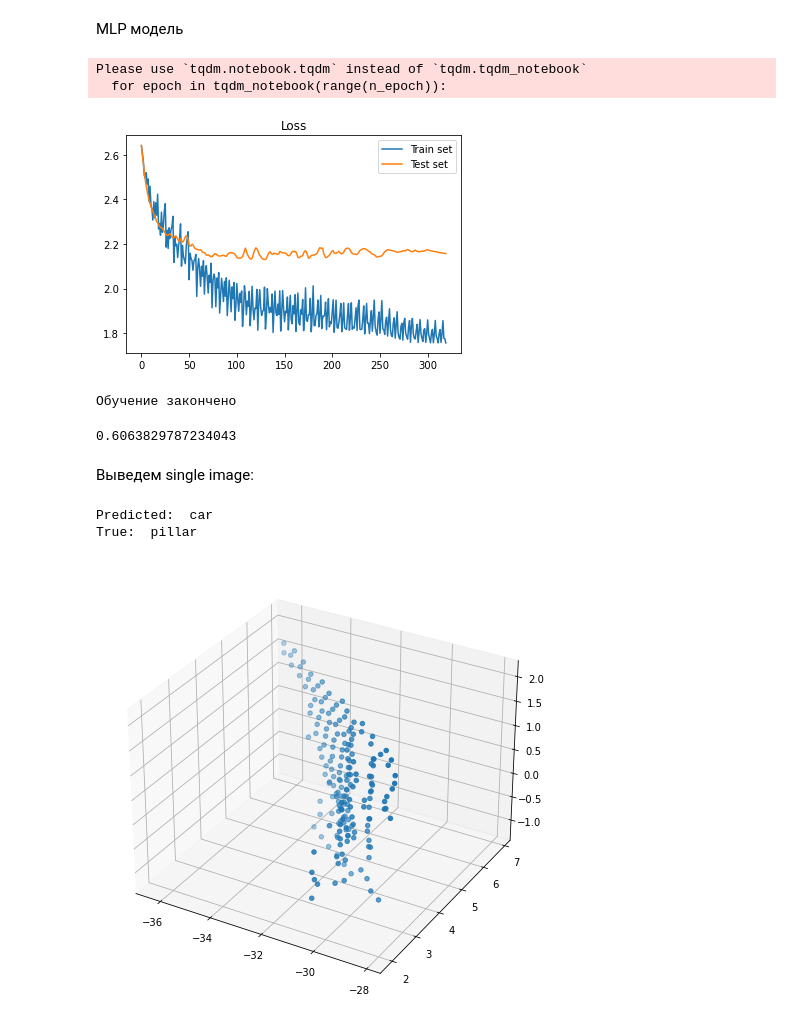
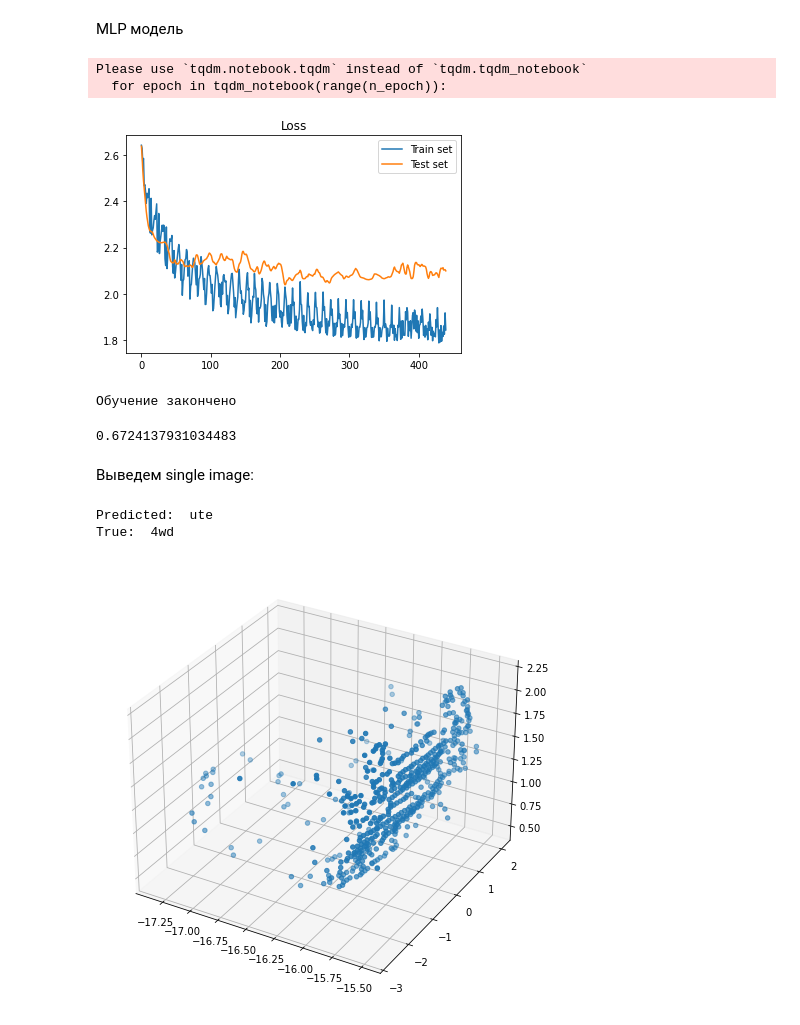
Before and after one commit to MountU0/traficControl, a Jupyter notebook: Untitled-1.ipynb, the cells around one changed output. Drawn from its saved outputs; the diff is of its cells as text; code cells hidden in the pictures.

Commit message:
added new function to parse new items in set

```diff
--- a/Untitled-1.ipynb
+++ b/Untitled-1.ipynb
@@ -58,8 +59,15 @@ def fileParser(file):
     P = np.vstack([ data['x'], data['y'], data['z'] ]).T
     return P
 
+def pcdParser(file):
+    with open(file) as f:
+        data = f.readlines()[13:]
+    data = [list(map(np.float32, line.split())) for line in data]
+    data = np.array(data,dtype=np.float32)
+    data = np.stack(data)
+    return data
 
-#%matplotlib qt
+%matplotlib qt
 
 def plot_verticles(vertices):#тестовая функция
     # Create a new plot
@@ -71,8 +79,8 @@ def plot_verticles(vertices):#тестовая функция
 
     ax.scatter(x, y, z)
 
-
-#fileParser("objects/car.68.270.bin")
+#plot_verticles(fileParser("objects/car.68.270.bin"))
+plot_verticles(pcdParser("objects/truck.1.pcd"))
 # %%
 class DatasetParser():
     def __init__(self, csv_file, root_dir):
@@ -87,19 +95,22 @@ class DatasetParser():
 
     def __getitem__(self, index):
         obj_path = os.path.join(self.root_dir, self.annonations.iloc[index,0])
-
         #torch не работает с тензорами разных размерностей, поэтому дополним каждый тензор нулевыми точкми
         padding = torch.nn.ConstantPad2d((0,0,0,1024),0)#дополним каждый тензор до max значния точек (max был вычислен прохождением по всем размерностям объектов)
-        obj = torch.narrow(padding(torch.tensor(fileParser(obj_path))), 0, 0, 1024)#Обржем остаток до 11767
+
+        if obj_path.endswith('.bin'):
+            obj = torch.narrow(padding(torch.tensor(fileParser(obj_path))), 0, 0, 1024)#Обржем остаток до 1024
+        else:
+            obj = torch.narrow(padding(torch.tensor(pcdParser(obj_path))), 0, 0, 1024)#Обржем остаток до 1024
+
         y_label = torch.tensor(self.to_num[self.annonations.iloc[index,1]])
-
         return (obj, y_label)
 
 
 dataset = DatasetParser(csv_file='Data.csv', root_dir='' )# <class '__main__.DatasetParser'>
 
 torch.manual_seed(42)
-train_set, test_set = torch.utils.data.random_split(dataset, [400,188])# получаем 2 рандомно составлнных сета итерированием объекта DatasetParser. Возвращент:<class 'torch.utils.data.dataset.Subset'>
+train_set, test_set = torch.utils.data.random_split(dataset, [550,58])# получаем 2 рандомно составлнных сета итерированием объекта DatasetParser. Возвращент:<class 'torch.utils.data.dataset.Subset'>550 58
 train_loader = DataLoader(dataset=train_set, batch_size=50, shuffle=False)
 test_loader = DataLoader(dataset=test_set, batch_size=len(test_set), shuffle=False)
 
@@ -151,7 +162,7 @@ class PointNet(nn.Module):
         self.bn4 = nn.BatchNorm1d(512)
         self.bn5 = nn.BatchNorm1d(256)
 
-        self.fc1 = nn.Linear(1536, 512)
+        self.fc1 = nn.Linear(3072, 512)
         self.fc2 = nn.Linear(512, 256)
         self.fc3 = nn.Linear(256, 14)
 
@@ -234,35 +245,35 @@ net = train(net)
 # %% [output]
 Please use `tqdm.notebook.tqdm` instead of `tqdm.tqdm_notebook`
   for epoch in tqdm_notebook(range(n_epoch)):
-[figure, old version]
+[figure, new version]
 Обучение закончено
 # %%
 test_dataiter = iter(test_loader)
 objects, names = test_dataiter.next()
 print(accuracy_score(names.numpy(), np.argmax(net.forward(objects).detach().numpy(), axis=1)))
 # %% [output]
-0.6063829787234043
+0.6724137931034483
 # %% [markdown]
 Выведем single image:
 # %%
 single_obj = objects[0]
-single_name = labels[0]
+single_name = names[0]
 single_set = [(single_obj,single_name)]
 
 single_loader = DataLoader(dataset=single_set, batch_size=len(single_set))
 single_iter = iter(single_loader)
 item, nam = single_iter.next()
 
 net.eval()
 print("Predicted: ", dataset.to_val[np.argmax(net.forward(item).detach().numpy())])
 print("True: ", dataset.to_val[nam.numpy()[0]])
 
 zero_index = np.where( item.squeeze().numpy() == [0.0,0.0,0.0])[0][0]
 #%matplotlib inline
 #%matplotlib qt
 plot_verticles(item.squeeze().numpy()[:zero_index])
 None
 # %% [output]
-Predicted:  car
-True:  pillar
+Predicted:  ute
+True:  4wd
-[figure, old version]
+[figure, new version]
```
Also changed, not shown: parts of 2 cells of this notebook, 1 other file.
